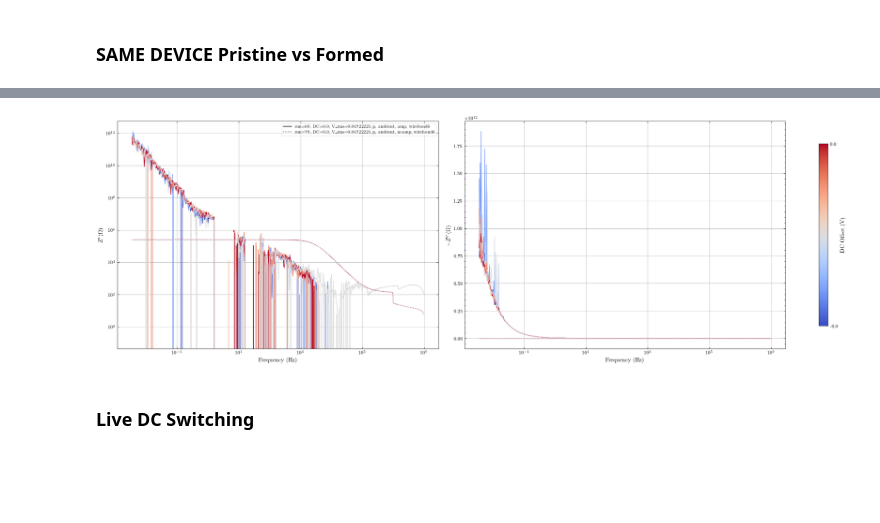
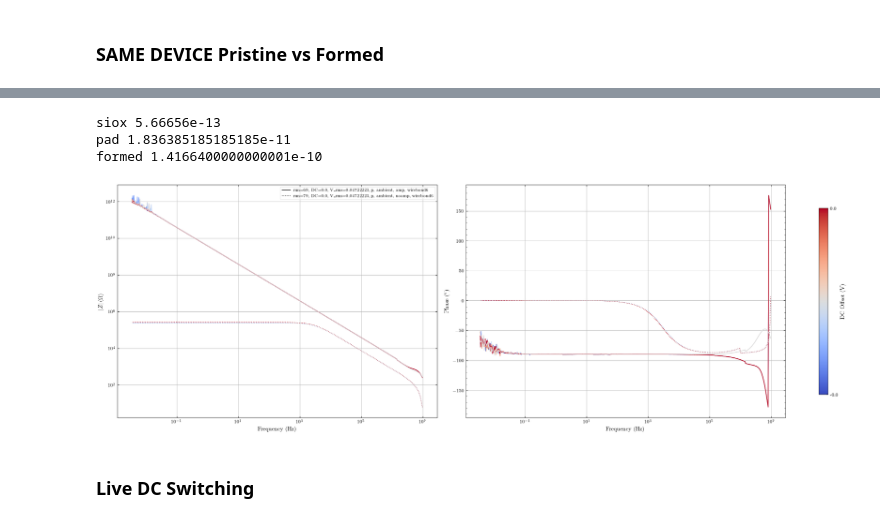
Before and after one commit to hc3413/IS_Analysis, a Jupyter notebook: IS_Analysis_solatron.ipynb, the cells around one changed output, grey strips where cells are left out. Saved outputs shown, nothing was run; the diff lists cells and outputs as text; code cells hidden in the pictures; blank space fills up the shorter version.

```diff
--- a/IS_Analysis_solatron.ipynb
+++ b/IS_Analysis_solatron.ipynb
@@ -58,7 +58,9 @@ solatron = run_to_dict(all_data_solatron)
 - NOTE: this is BEFORE the Au contact issue was realised
 # %%
 # Select data
-d5 = [solatron[5]]
+d5 = [solatron[5],solatron[79],solatron[69]]
+# extract a single DC level from the data
+#d5 = extract_single_dc(d5, DC_val=-0.8)
 
 # Labels
 plot_labels = ['wb1, pristine, ambient'] # label for the legend
@@ -264,26 +274,35 @@ Final Fitted Parameters Dictionary:
+# %%
+print("siox",(8.854e-12*4*(20e-6)**2)/(25e-9) )
+print("pad", (8.854e-12*7*(200e-6)**2)/((110+25)*1e-9) )
+
+print("formed",(8.854e-12*40*(20e-6)**2)/(1e-9) )
+# %% [output]
+siox 5.66656e-13
+pad 1.836385185185185e-11
+formed 1.4166400000000001e-10
 # %%
 # Select data
 d69 = [solatron[69], solatron[79]] #
 
 # Labels
 plot_labels = ['wb6, pristine, ambient', 'wb6, eformed, ambient '] # label for the legend
 plot_filename = 'wb6_pristine_vs_forming' # name for exported figure
 plot_title = 'Electroforming vs Pristine' # title for powerpoint
 
 # Notes
 notes = [''] # notes for the powerpoint in text box
 
 # if export true, update the plot string
 d69 = update_plot_string(d69, export_data=export_data, plot_labels=plot_labels)
 
 # Plot
-fig, ax = IS_plot(d69, d_type='Zrealimag', freq_lim=[1e-3, 1e7], y_lim_right=None,
+fig, ax = IS_plot(d69, d_type='Zabsphi', freq_lim=[1e-3, 1e7], y_lim_right=None,
                     sort_data=False, c_bar=2, fig_size=fig_size, med_filt = 1, force_key = False)
 
 # append the figure and title to the list for later exporting
 fig_list.append((fig, plot_filename, plot_title, notes))
 # %% [output]
-[figure, old version]
+[figure, new version]
 # %% [markdown]
 ### Live DC Switching
 # %%
```
Also changed, not shown: parts of 4 cells of this notebook, 3 other files.
